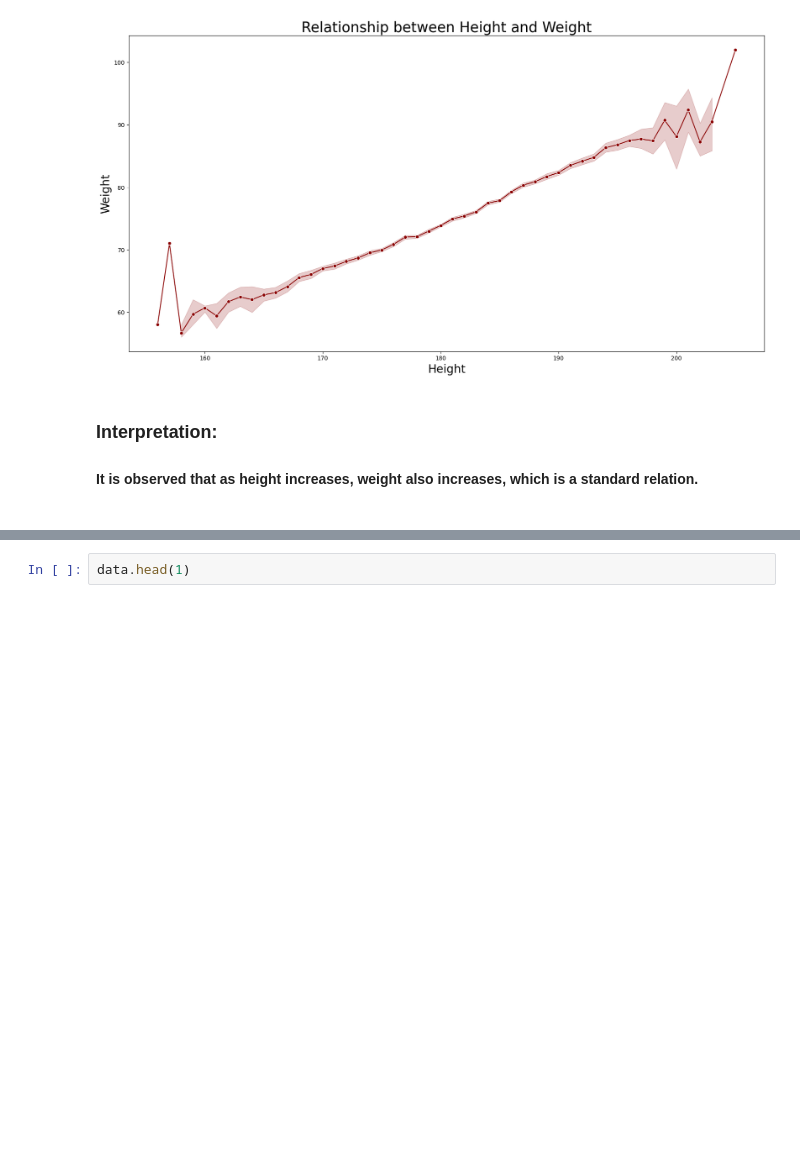
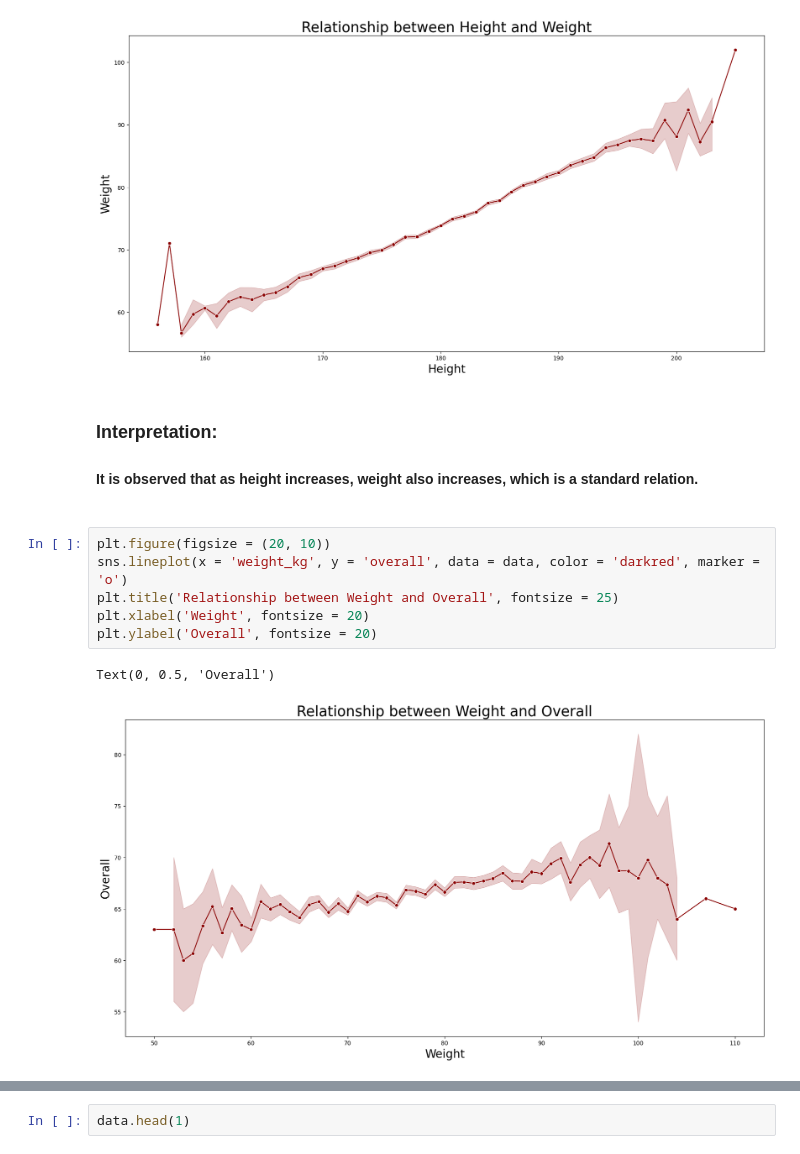
Before and after one commit to Keshav26022001/Projects, a Jupyter notebook: Fifa/Fifa_20.ipynb, the cells around one changed output, grey strips where cells are left out. Cells and saved outputs as stored; diff of their text form; blank space fills up the shorter version.

```diff
--- a/Fifa/Fifa_20.ipynb
+++ b/Fifa/Fifa_20.ipynb
@@ -584,3 +584,12 @@ Text(0, 0.5, 'Weight')
 ### Interpretation:
 #### It is observed that as height increases, weight also increases, which is a standard relation.
 ####
+# %%
+plt.figure(figsize = (20, 10))
+sns.lineplot(x = 'weight_kg', y = 'overall', data = data, color = 'darkred', marker = 'o')
+plt.title('Relationship between Weight and Overall', fontsize = 25)
+plt.xlabel('Weight', fontsize = 20)
+plt.ylabel('Overall', fontsize = 20)
+# %% [output]
+Text(0, 0.5, 'Overall')
+[figure, added]
```
Also changed, not shown: parts of 4 cells of this notebook.
